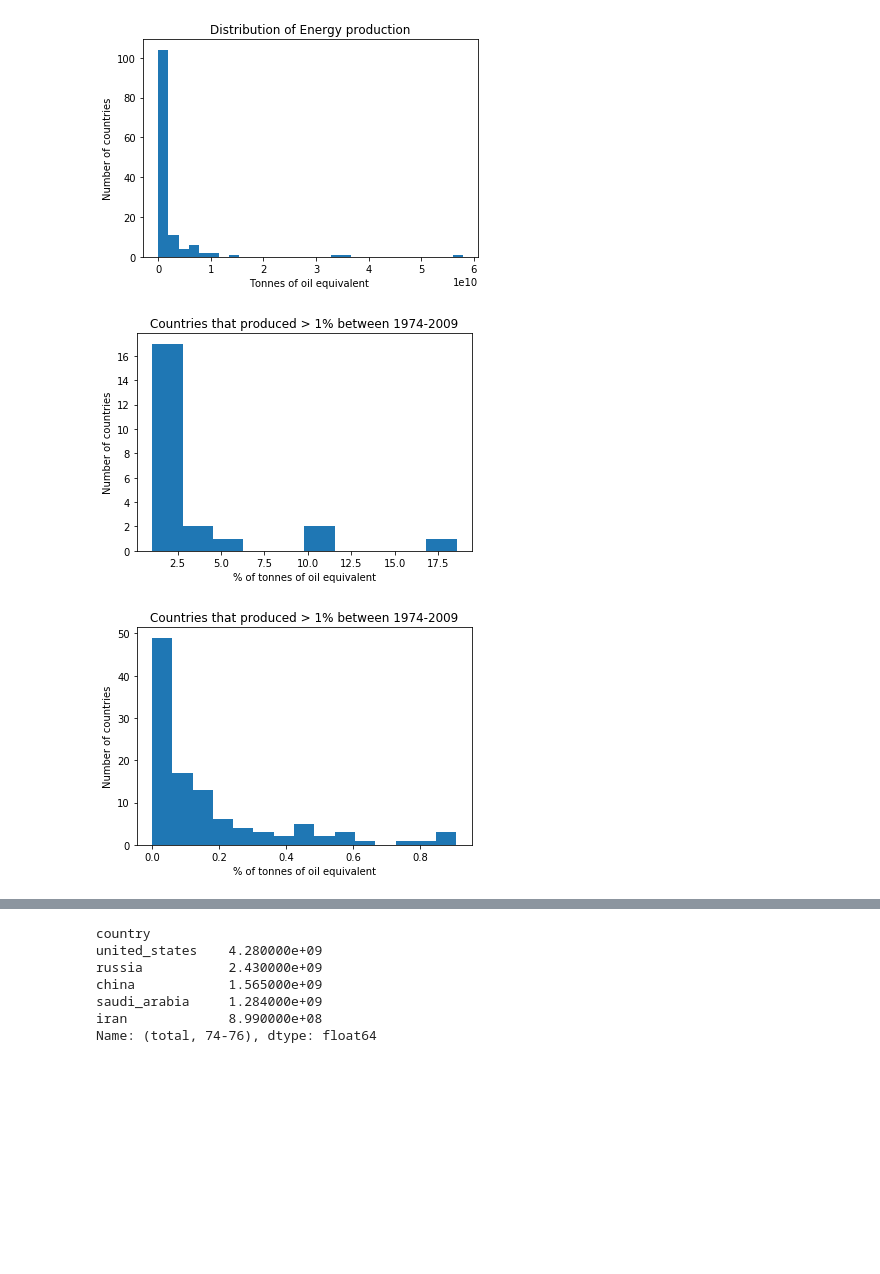
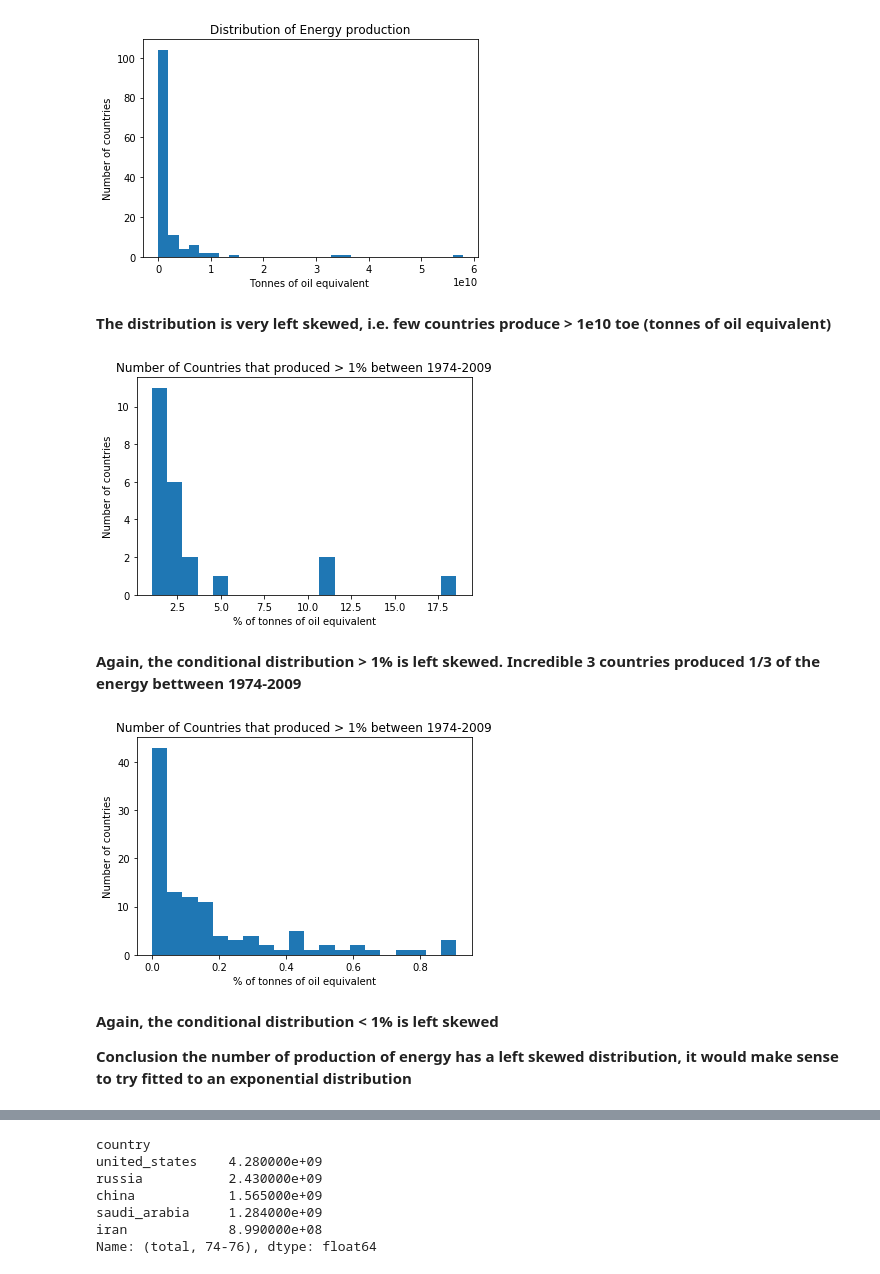
Before and after one commit to reneang17/data-analyst, a Jupyter notebook: gapminder_energy/gapminder_energy_production.ipynb, the cells around one changed output, grey strips where cells are left out. Saved outputs shown, nothing was run; the diff lists cells and outputs as text; code cells hidden in the pictures; blank space fills up the shorter version.

```diff
--- a/gapminder_energy/gapminder_energy_production.ipynb
+++ b/gapminder_energy/gapminder_energy_production.ipynb
@@ -250,4 +243,6 @@ plt.xlabel("Tonnes of oil equivalent ")
 plt.ylabel("Number of countries");
 # %% [output]
 [figure]
+# %% [markdown]
+**The distribution is very left skewed, i.e. few countries produce > 1e10 toe (tonnes of oil equivalent)**
 # %%
@@ -255,16 +250,24 @@ plt.ylabel("Number of countries");
 total_percentage = (df.loc[('total')].sum(axis=0)/ df.loc[('total')].sum(axis=0).sum()*100)
 # %%
-plt.hist(total_percentage[total_percentage>1] , bins= 10);
-plt.title("Countries that produced > 1% between 1974-2009")
+plt.hist(total_percentage[total_percentage>1] , bins= 20);
+plt.title("Number of Countries that produced > 1% between 1974-2009")
 plt.xlabel("% of tonnes of oil equivalent")
 plt.ylabel("Number of countries");
 # %% [output]
-[figure, old version]
+[figure, new version]
+# %% [markdown]
+**Again, the conditional distribution > 1% is left skewed. Incredible 3 countries produced
+1/3 of the energy bettween 1974-2009**
 # %%
-plt.hist(total_percentage[total_percentage<1] , bins= 15);
-plt.title("Countries that produced > 1% between 1974-2009")
+plt.hist(total_percentage[total_percentage<1] , bins= 20);
+plt.title("Number of Countries that produced > 1% between 1974-2009")
 plt.xlabel("% of tonnes of oil equivalent")
 plt.ylabel("Number of countries");
 # %% [output]
-[figure, old version]
+[figure, new version]
+# %% [markdown]
+**Again, the conditional distribution < 1% is left skewed**
+
+**Conclusion the number of production of energy has a left skewed distribution, it would make sense to
+try fitted to an exponential distribution**
 # %%
```
Also changed, not shown: parts of 38 cells of this notebook.
